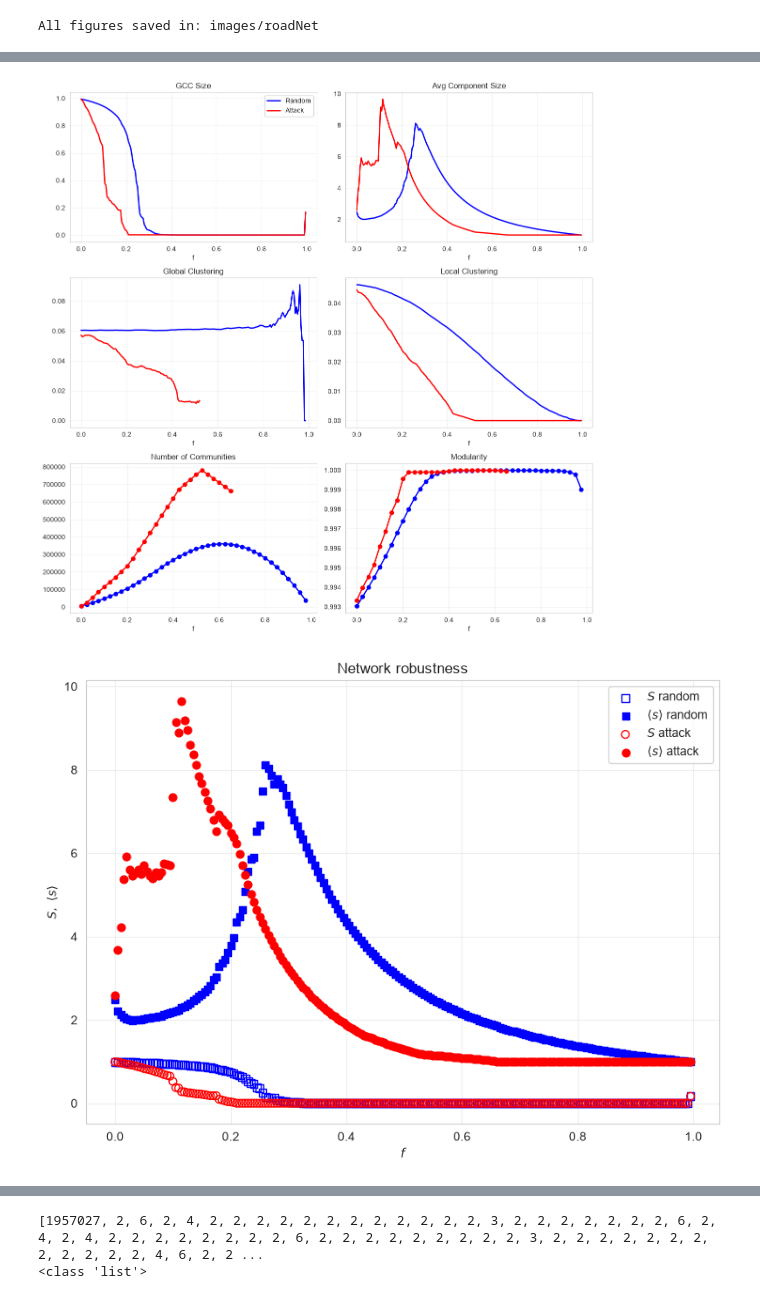
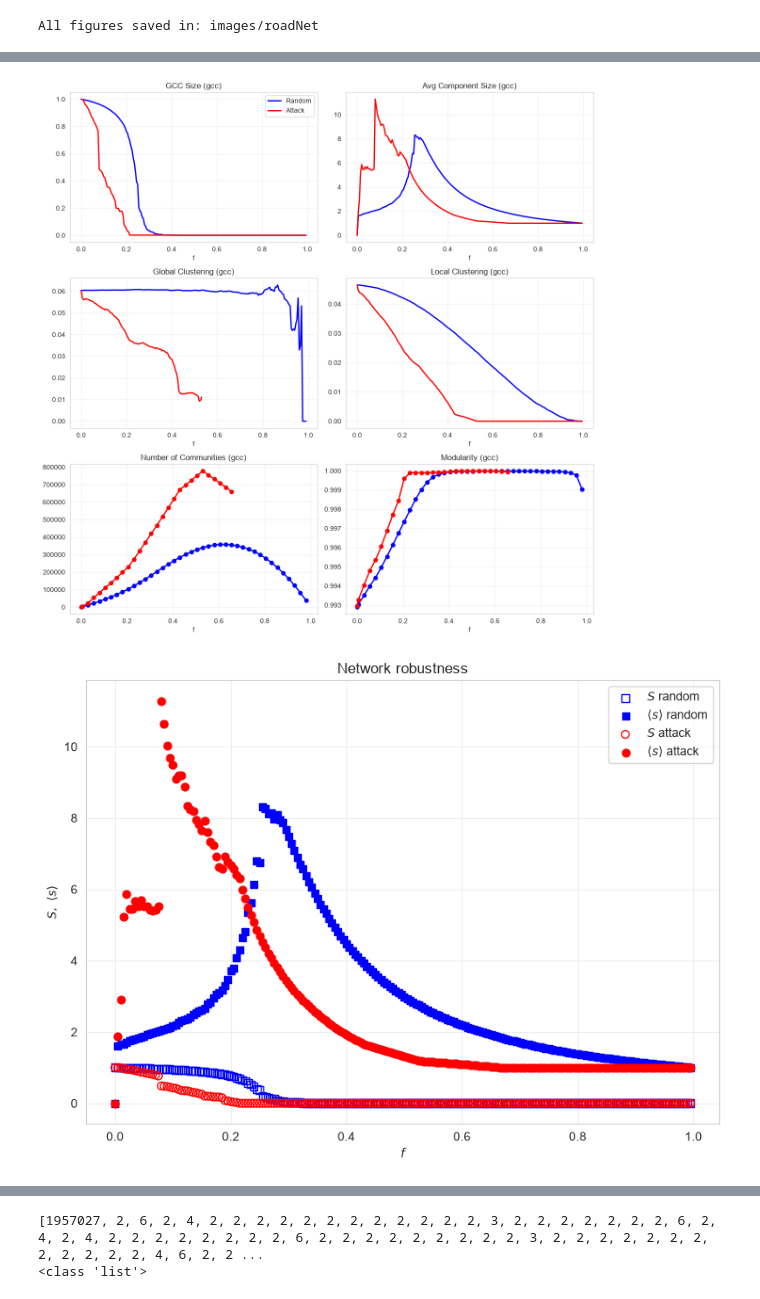
Before and after one commit to GiovanniLecce/ComplexNetsProj, a Jupyter notebook: Roads.ipynb, the cells around one changed output, grey strips where cells are left out. Cells and saved outputs as stored; diff of their text form; code cells hidden in the pictures.

```diff
--- a/Roads.ipynb
+++ b/Roads.ipynb
@@ -11,10 +11,12 @@ import networkit as nk
 edgelist="data/roadNet-CA.csv"
 output="result/roadNet/roadNet-CA_results.txt"
 output_robustness= "result/roadNet/roadNet-CA_robustness.txt"
+output_robustness_gcc="result/roadNet/roadNet-CA_robustness.txt"
 output_degrees = "result/roadNet/roadNet-CA_results_degrees.txt"
 save_dir = "images/roadNet"
 in_file_bet=edgelist
 out_file_bet = "result/roadNet/roadNet-CA_betwenness.txt"
+out_file_bet_gcc="result/roadNet/roadNet-CA_betwenness_gcc.txt"
 
 def choose_eps_delta(G):
     """
@@ -1317,6 +1376,6 @@ robustness = robustness_analysis(
 # %%
 data = np.loadtxt(
-    output_robustness,
+    output_robustness_gcc,
     skiprows=1
 )
 
@@ -1396,7 +1455,7 @@ plot_metric(
     r'$S$',
     'Largest Connected Component',
     save=False,
-    filename=f"{save_dir}/gcc_size_vs_fraction_removed.png"
+    filename=f"{save_dir}/gcc_size_vs_fraction_removed_gcc.png"
 )
 
 # <s> vs f
@@ -1407,7 +1466,7 @@ plot_metric(
     r'$\langle s \rangle$',
     'Average Component Size',
     save=False,
-    filename=f"{save_dir}/average_component_size_vs_fraction_removed.png"
+    filename=f"{save_dir}/average_component_size_vs_fraction_removed_gcc.png"
 )
 
 
@@ -1419,7 +1478,7 @@ plot_metric(
     'Global clustering',
     'Global Clustering Coefficient',
     save=False,
-    filename=f"{save_dir}/global_clustering_vs_fraction_removed.png"
+    filename=f"{save_dir}/global_clustering_vs_fraction_removed_gcc.png"
 )
 
 # avg loc clustering vs f
@@ -1430,7 +1489,7 @@ plot_metric(
     'Average local clustering',
     'Average Local Clustering',
     save=False,
-    filename=f"{save_dir}/local_clustering_vs_fraction_removed.png"
+    filename=f"{save_dir}/local_clustering_vs_fraction_removed_gcc.png"
 )
 
 
@@ -1442,7 +1501,7 @@ plot_metric(
     'Number of communities',
     'Community Count',
     save=False,
-    filename=f"{save_dir}/community_count_vs_fraction_removed.png"
+    filename=f"{save_dir}/community_count_vs_fraction_removed_gcc.png"
 )
 
 
@@ -1454,7 +1513,7 @@ plot_metric(
     'Modularity',
     'Modularity Evolution',
     save=False,
-    filename=f"{save_dir}/global_clustering_vs_fraction_removed.png"
+    filename=f"{save_dir}/global_clustering_vs_fraction_removed_gcc.png"
 )
 
 
@@ -1478,17 +1537,17 @@ plot_metric(
 fig, ax = plt.subplots(3, 2, figsize=(12, 12))
 
 metrics = [
-    (S_rand,  S_att,  "GCC Size"),
-    (s_rand,  s_att,  "Avg Component Size"),
-    (Cg_rand, Cg_att, "Global Clustering"),
-    (Cl_rand, Cl_att, "Local Clustering"),
-    (Nc_rand, Nc_att, "Number of Communities"),
-    (Q_rand,  Q_att,  "Modularity")
+    (S_rand,  S_att,  "GCC Size (gcc)"),
+    (s_rand,  s_att,  "Avg Component Size (gcc)"),
+    (Cg_rand, Cg_att, "Global Clustering (gcc)"),
+    (Cl_rand, Cl_att, "Local Clustering (gcc)"),
+    (Nc_rand, Nc_att, "Number of Communities (gcc)"),
+    (Q_rand,  Q_att,  "Modularity (gcc)")
 ]
 
 for a, (r, t, title) in zip(ax.flat, metrics):
 
-    if title in ["Number of Communities", "Modularity"]:
+    if title in ["Number of Communities (gcc)", "Modularity (gcc)"]:
 
         mask_r = ~np.isnan(r)
         mask_t = ~np.isnan(t)
@@ -1530,7 +1589,7 @@ plt.tight_layout()
 
 if save_summary:
     plt.savefig(
-        f"{save_dir}/robustness_summary.png",
+        f"{save_dir}/robustness_summary_gcc.png",
         dpi=300,
         bbox_inches="tight"
     )
@@ -1596,7 +1655,7 @@ plt.tight_layout()
 
 if save_article:
     plt.savefig(
-        f"{save_dir}/article_style_gcc_and_component_size.png",
+        f"{save_dir}/article_style_gcc_and_component_size_gcc.png",
         dpi=300,
         bbox_inches="tight"
     )
@@ -1613,2 +1672,2 @@ plt.show()
-[figure, old version]
+[figure, new version]
-[figure, old version]
+[figure, new version]
```
Also changed, not shown: parts of 10 cells of this notebook, 2 other files.
